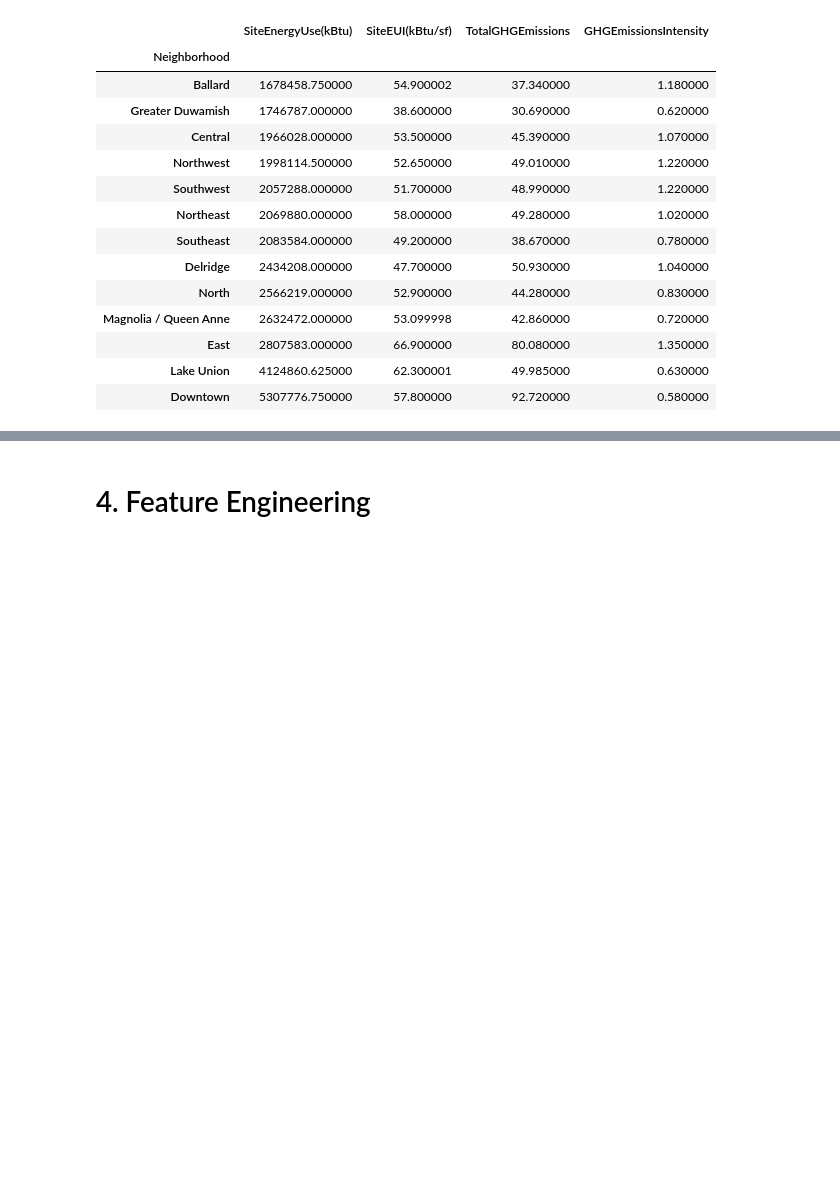
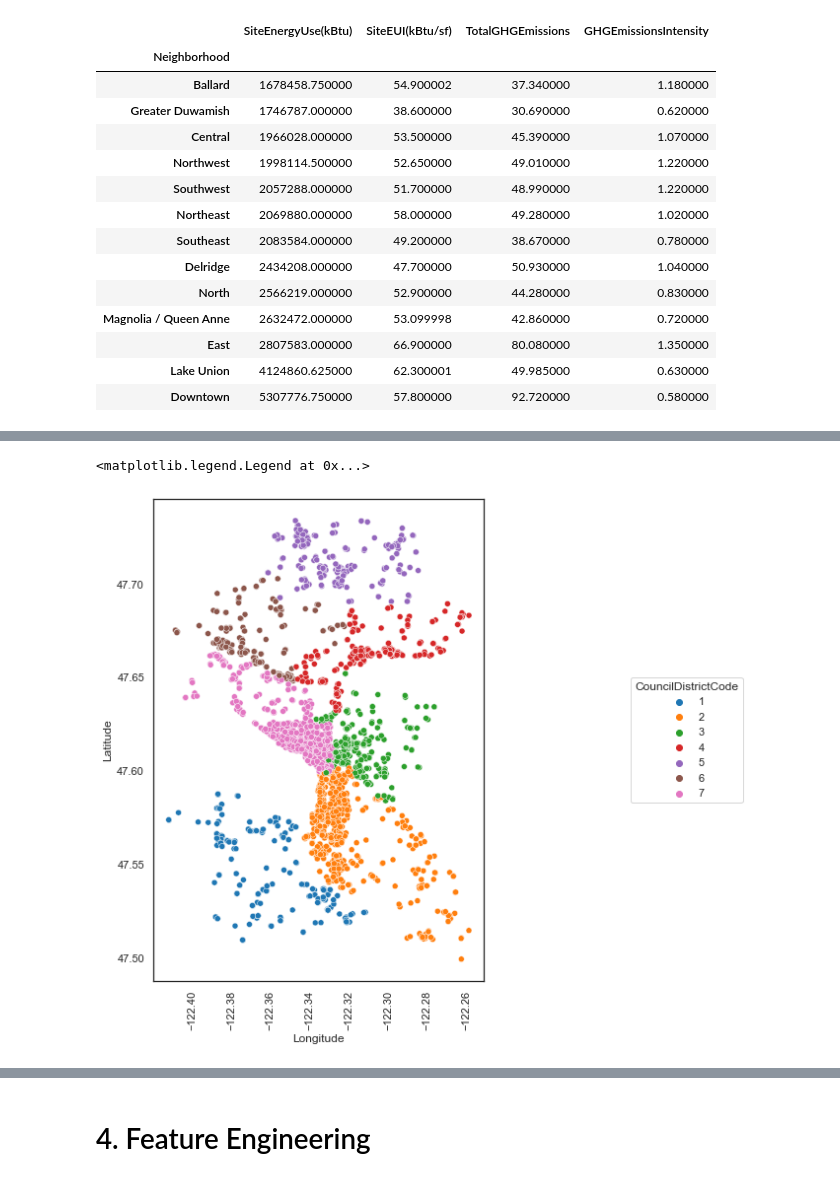
Before and after one commit to mrcreasey/oc-ds-p4-supervised-learning, a Jupyter notebook: Pélec_01_notebook.ipynb, the cells around one changed output, grey strips where cells are left out. Saved outputs shown, nothing was run; the diff lists cells and outputs as text; code cells hidden in the pictures; blank space fills up the shorter version.

Commit message:
Visualise CouncilDistrictCode, ZipCode geolocation

```diff
--- a/Pélec_01_notebook.ipynb
+++ b/Pélec_01_notebook.ipynb
@@ -1885,0 +1900,10 @@ data_df.groupby('Neighborhood')[target_cols].agg('median').sort_values(
+# %%
+hue_order = sorted(data_df['CouncilDistrictCode'].dropna().unique())
+plt.figure(figsize=(6, 9))
+sns.scatterplot(data=data_df, x='Longitude', y='Latitude',
+                hue='CouncilDistrictCode', palette='tab10', hue_order=hue_order)
+plt.xticks(rotation=90)
+plt.legend(title='CouncilDistrictCode', bbox_to_anchor=(1.8, 0.5), loc=5)
+# %% [output]
+<matplotlib.legend.Legend at 0x...>
+[figure, added]
```
Also changed, not shown: parts of 14 cells of this notebook.
